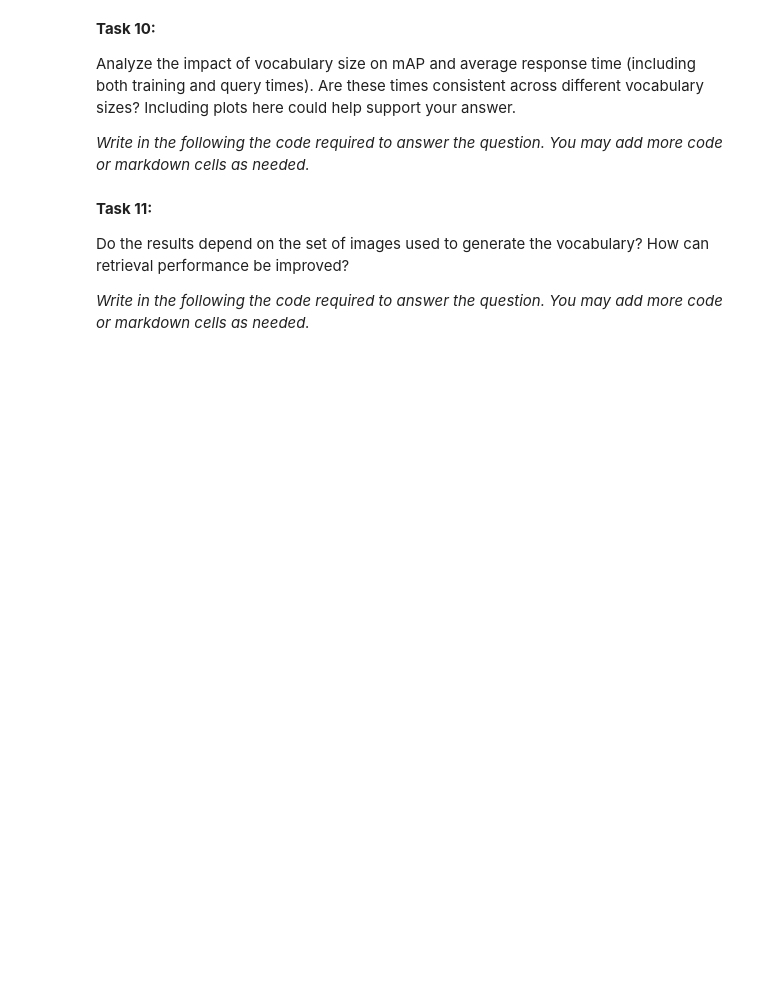
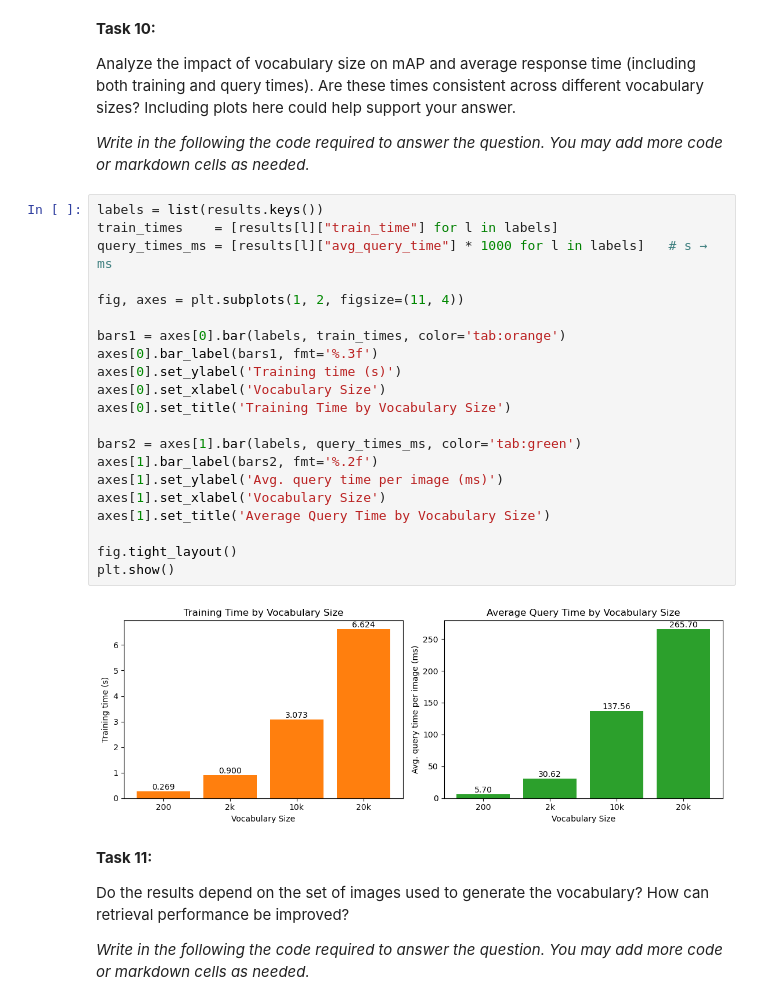
Before and after one commit to EinarLop/UIB_IDX_CBIR_02, a Jupyter notebook: 11762_Image_Indexing.ipynb, the cells around one changed output. Drawn from its saved outputs; the diff is of its cells as text; blank space fills up the shorter version.

```diff
--- a/11762_Image_Indexing.ipynb
+++ b/11762_Image_Indexing.ipynb
@@ -236,6 +309,29 @@ Compare the performance results obtained for each case. Is a larger vocabulary s
 Analyze the impact of vocabulary size on mAP and average response time (including both training and query times). Are these times consistent across different vocabulary sizes? Including plots here could help support your answer.
 
 *Write in the following the code required to answer the question. You may add more code or markdown cells as needed.*
+# %%
+labels = list(results.keys())
+train_times    = [results[l]["train_time"] for l in labels]
+query_times_ms = [results[l]["avg_query_time"] * 1000 for l in labels]   # s → ms
+
+fig, axes = plt.subplots(1, 2, figsize=(11, 4))
+
+bars1 = axes[0].bar(labels, train_times, color='tab:orange')
+axes[0].bar_label(bars1, fmt='%.3f')
+axes[0].set_ylabel('Training time (s)')
+axes[0].set_xlabel('Vocabulary Size')
+axes[0].set_title('Training Time by Vocabulary Size')
+
+bars2 = axes[1].bar(labels, query_times_ms, color='tab:green')
+axes[1].bar_label(bars2, fmt='%.2f')
+axes[1].set_ylabel('Avg. query time per image (ms)')
+axes[1].set_xlabel('Vocabulary Size')
+axes[1].set_title('Average Query Time by Vocabulary Size')
+
+fig.tight_layout()
+plt.show()
+# %% [output]
+[figure, added]
 # %% [markdown]
 **Task 11:**
 
```
Also changed, not shown: parts of 2 cells of this notebook, 1 other file.
